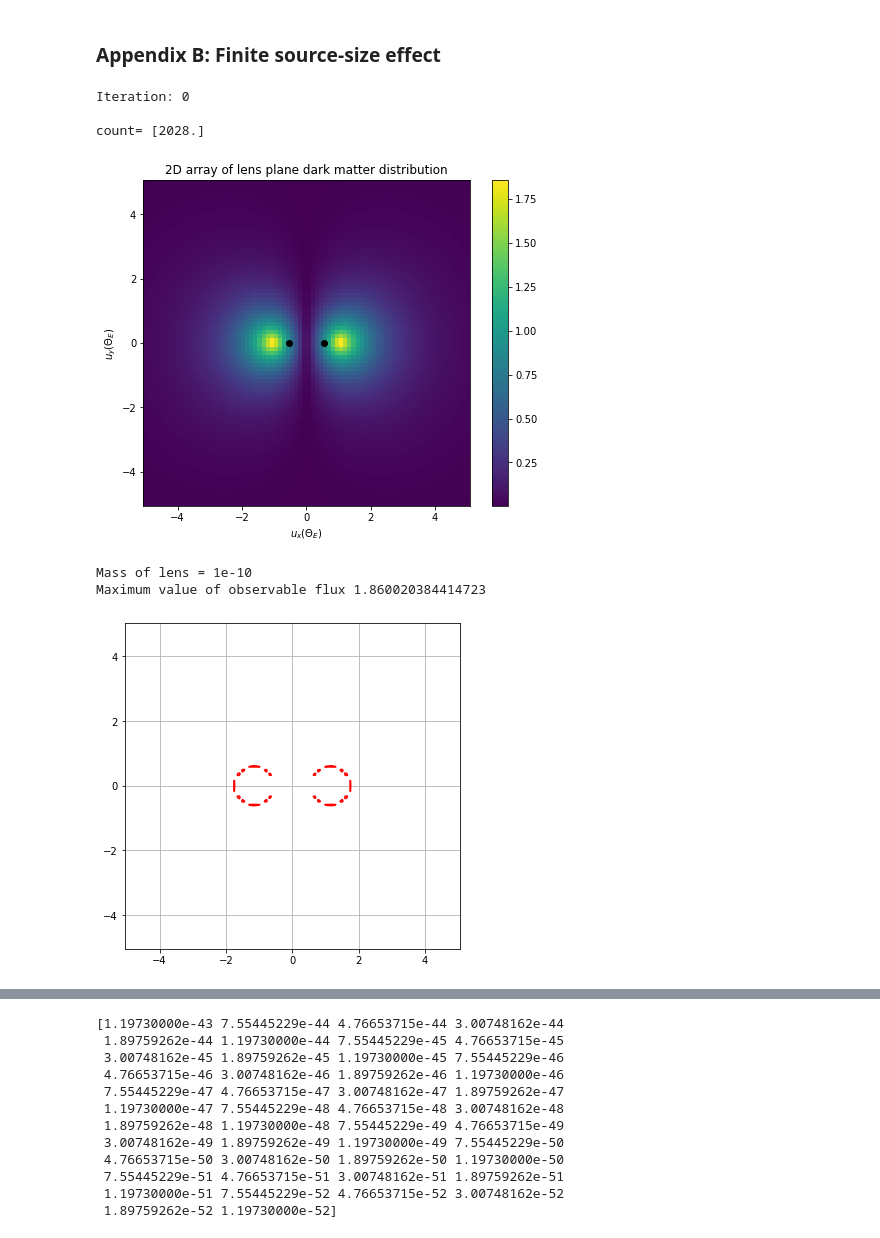
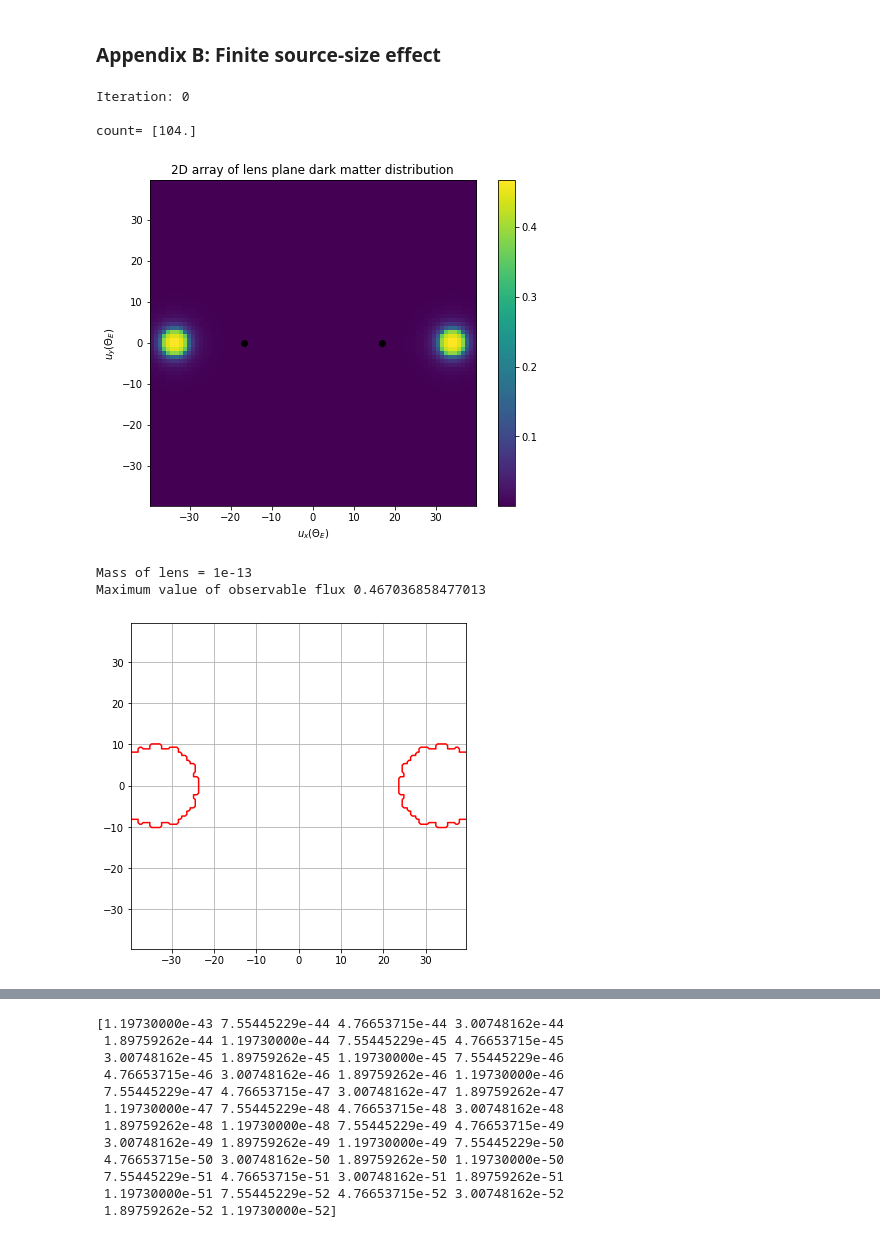
Before and after one commit to avalluvan/Gravitational-Microlensing, a Jupyter notebook: Documentation/Task 3/GRB_Lensing_Parallax_4.ipynb, the cells around one changed output, grey strips where cells are left out. Saved outputs shown, nothing was run; the diff lists cells and outputs as text; code cells hidden in the pictures.

```diff
--- a/Documentation/Task 3/GRB_Lensing_Parallax_4.ipynb
+++ b/Documentation/Task 3/GRB_Lensing_Parallax_4.ipynb
@@ -394,48 +394,48 @@ theta = 0
 present_Delta_r = Delta_r[1]
 
 num_masses = 1
-start_mass = -10
-end_mass = -10
+start_mass = -13
+end_mass = -13
 
 DS_input = 1
 x_lens = 0.1
 
 num_sides = 80
-grid_length_factor = 2
+grid_length_factor = 3
 
 [arr_lens_plane_pos, A_single, theta_E, pixel_length_x, pixel_length_y, M, grid_length_x, grid_length_y] = sim_lens_plane(epsilon_input, GRB_progenitor_size_factor, num_masses, start_mass, end_mass, present_Delta_r, DS_input, x_lens, num_sides, theta, grid_length_factor)
 
 k = 0
 DL_input = x_lens * DS_input
 
 
 fig = plt.figure(figsize=(8,6))
 pixel_extent = grid_length_x/theta_E[k]
 #pixel_length_x[k]/(DL_input*theta_E[k]/num_sides)/2
 plt.imshow(arr_lens_plane_pos[k], extent=[-pixel_extent, pixel_extent, -pixel_extent, pixel_extent])#, norm=colors.LogNorm(), vmin=epsilon_input, vmax=np.max(arr_lens_plane_pos))
 plt.title("2D array of lens plane dark matter distribution")
 #plt.grid()
 
 plt.xlabel('$u_x(\Theta_E)$')
 plt.ylabel("$u_y(\Theta_E)$")
 
 plt.colorbar()
 plt.scatter([present_Delta_r/2/DS_input*(1/x_lens-1)/theta_E[k], - present_Delta_r/2/DS_input*(1/x_lens-1)/theta_E[k]], [0,0], c='black')
 plt.show()
 print("Mass of lens =",M[k])
 print("Maximum value of observable flux",np.max(arr_lens_plane_pos[k]))
 
 image = Image.fromarray(np.uint8(arr_lens_plane_pos[k] * 255), 'L')
 new_image = image.resize((int(200*pixel_length_x[k]/pixel_length_y[k]), 200))
 
 fig = plt.figure(figsize=(6,6))
 pylab.contour(new_image, extent=[-pixel_extent, pixel_extent, -pixel_extent, pixel_extent], levels=[245], colors='red', origin='image')
 plt.grid()
 # %% [output]
 Iteration: 0
 
-count= [2028.]
+count= [104.]
-[figure, old version]
+[figure, new version]
-Mass of lens = 1e-10
-Maximum value of observable flux 1.860020384414723
+Mass of lens = 1e-13
+Maximum value of observable flux 0.467036858477013
-[figure, old version]
+[figure, new version]
```
Also changed, not shown: parts of 5 cells of this notebook.
